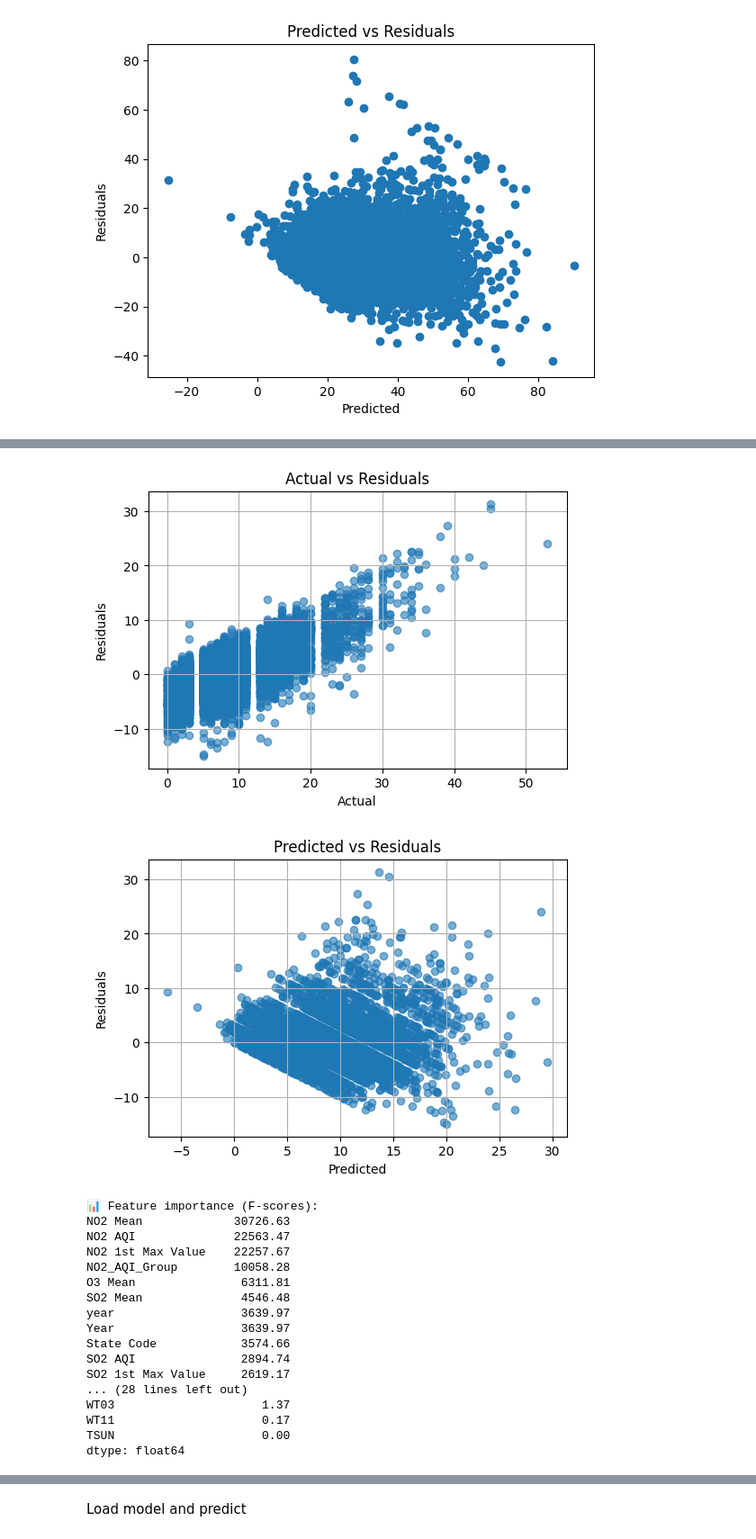
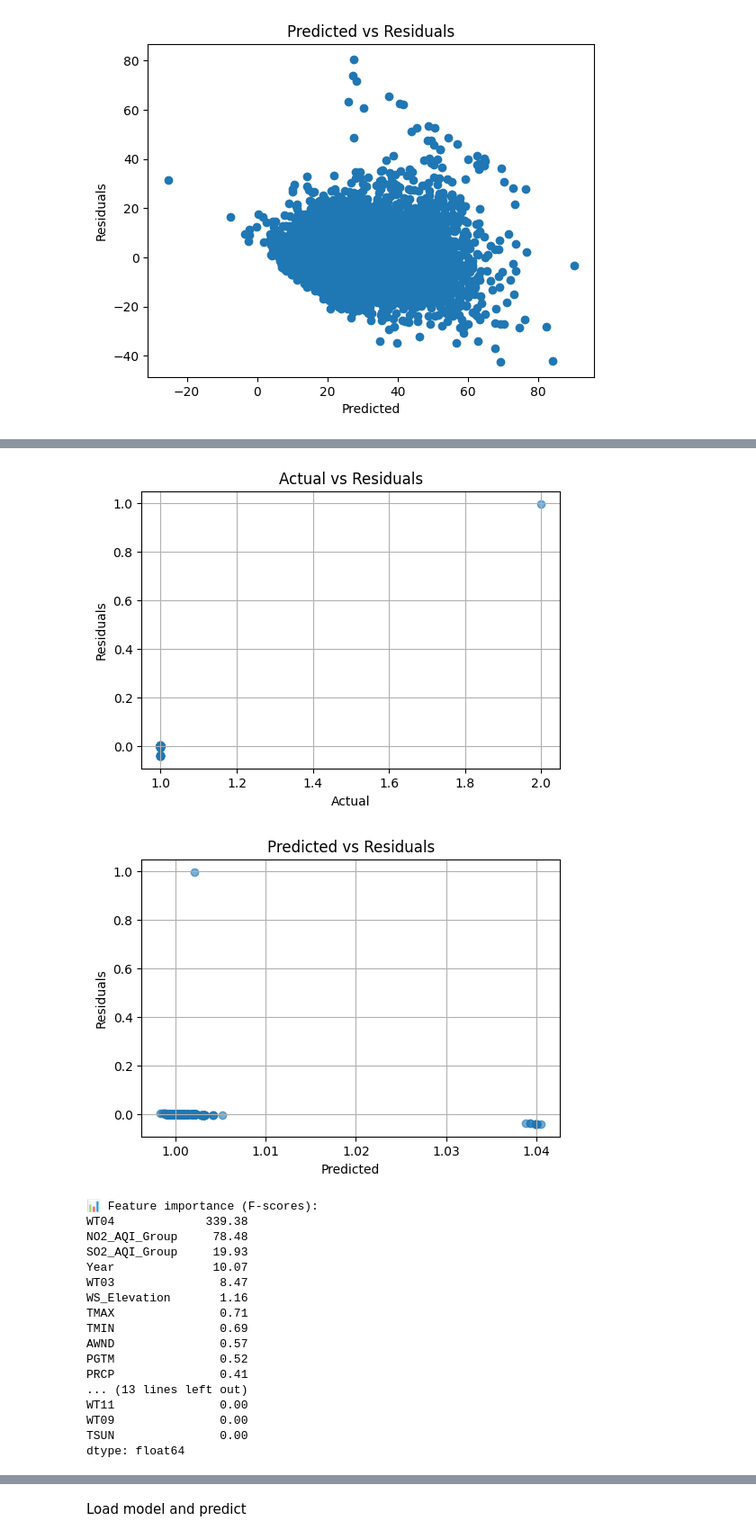
Before and after one commit to tamikamqhum/March_Team_Project, a Jupyter notebook: ML_Models/PG_ML_Model1.ipynb, the cells around one changed output, grey strips where cells are left out. Shown at 90% size. Cells and saved outputs as stored; diff of their text form; code cells hidden in the pictures.

```diff
--- a/ML_Models/PG_ML_Model1.ipynb
+++ b/ML_Models/PG_ML_Model1.ipynb
@@ -308,16 +331,28 @@ import joblib
 def run_pollution_forecast_model(data: pd.DataFrame, topredict: str, model_save_path: str = None):
     print(f"\n🚀 Running model for: {topredict}")
 
+    #columns to be used in model
+    targets = ['O3_AQI_Group', 'SO2_AQI_Group', 'CO_AQI_Group', 'NO2_AQI_Group']
+
+    # weather columns for model building
+    weather_columns = ['Year', 'AWND', 'PGTM', 'PRCP', 'TAVG', 'TMAX', 'TMIN', 'WDMV',
+                    'WT01', 'WT02', 'WT03', 'WT04', 'WT05', 'WT06', 'WT08', 'WT09', 'WT11', 'WT13',
+                    'WT16', 'WT18', 'WT22', 'WS_Elevation', 'CityDistance', 'WS_Latitude', 'WS_Longitude']
+
+    # confirm that data contains the required columns
+    missing_columns = [col for col in weather_columns if col not in data.columns]
+    if missing_columns:
+        raise ValueError(f"Missing columns in data: {missing_columns}")
+
+    # Step 0: Filter data for relevant columns
+    data = data[weather_columns + targets+ date_columns].copy()
+
     # Step 1: Identify numeric features and remove coordinates
     numeric_columns = data.select_dtypes(include=["float64", "int64"]).columns.tolist()
-    for col in ['WS_Latitude', 'WS_Longitude']:
-        if col in numeric_columns:
-            numeric_columns.remove(col)
+
 
     # Step 2: Remove features directly related to the pollutant
-    target_prefix = topredict.split()[0].lower()
-    related_fields = [col for col in data.columns if col.lower().startswith(target_prefix)]
-    related_numeric_fields = [col for col in related_fields if col in numeric_columns]
+    related_numeric_fields = [col for col in targets if col in numeric_columns]
 
     print(f"🧹 Dropping related pollutant features: {related_numeric_fields}")
     feature_columns = [col for col in numeric_columns if col not in related_numeric_fields]
@@ -391,5 +426,5 @@ def run_pollution_forecast_model(data: pd.DataFrame, topredict: str, model_save_
     print(scores.round(2))
 # %%
 # Example usage:
-run_pollution_forecast_model(merged_data, topredict="NO2 AQI", model_save_path="ML_Models/NO2_AQI_Model.pkl")
+run_pollution_forecast_model(merged_data_for_model, topredict="NO2_AQI_Group", model_save_path="ML_Models/NO2_AQI_Model.pkl")
 # %% [output]
@@ -422,4 +433,4 @@ dtype: float64
 # %%
 # Example usage:
-run_pollution_forecast_model(merged_data, topredict="O3 AQI", model_save_path="ML_Models/O3_AQI_Model.pkl")
+run_pollution_forecast_model(merged_data_for_model, topredict="O3_AQI_Group", model_save_path="ML_Models/O3_AQI_Model.pkl")
 # %% [output]
@@ -451,5 +462,5 @@ TSUN                    0.00
 dtype: float64
 # %%
 # Example usage:
-run_pollution_forecast_model(merged_data, topredict="CO AQI", model_save_path="ML_Models/CO_AQI_Model.pkl")
+run_pollution_forecast_model(merged_data_for_model, topredict="CO_AQI_Group", model_save_path="ML_Models/CO_AQI_Model.pkl")
 # %% [output]
@@ -463,21 +474,21 @@ run_pollution_forecast_model(merged_data, topredict="CO AQI", model_save_path="M
-[figure, old version]
+[figure, new version]
-[figure, old version]
+[figure, new version]
 📊 Feature importance (F-scores):
-NO2 Mean             30726.63
-NO2 AQI              22563.47
-NO2 1st Max Value    22257.67
-NO2_AQI_Group        10058.28
-O3 Mean               6311.81
-SO2 Mean              4546.48
-year                  3639.97
-Year                  3639.97
-State Code            3574.66
-SO2 AQI               2894.74
-SO2 1st Max Value     2619.17
-... (28 lines left out)
-WT03                     1.37
-WT11                     0.17
-TSUN                     0.00
+WT04             339.38
+NO2_AQI_Group     78.48
+SO2_AQI_Group     19.93
+Year              10.07
+WT03               8.47
+WS_Elevation       1.16
+TMAX               0.71
+TMIN               0.69
+AWND               0.57
+PGTM               0.52
+PRCP               0.41
+... (13 lines left out)
+WT11               0.00
+WT09               0.00
+TSUN               0.00
 dtype: float64
 # %%
 # Example usage:
```
Also changed, not shown: parts of 15 cells of this notebook, 47 other files.
